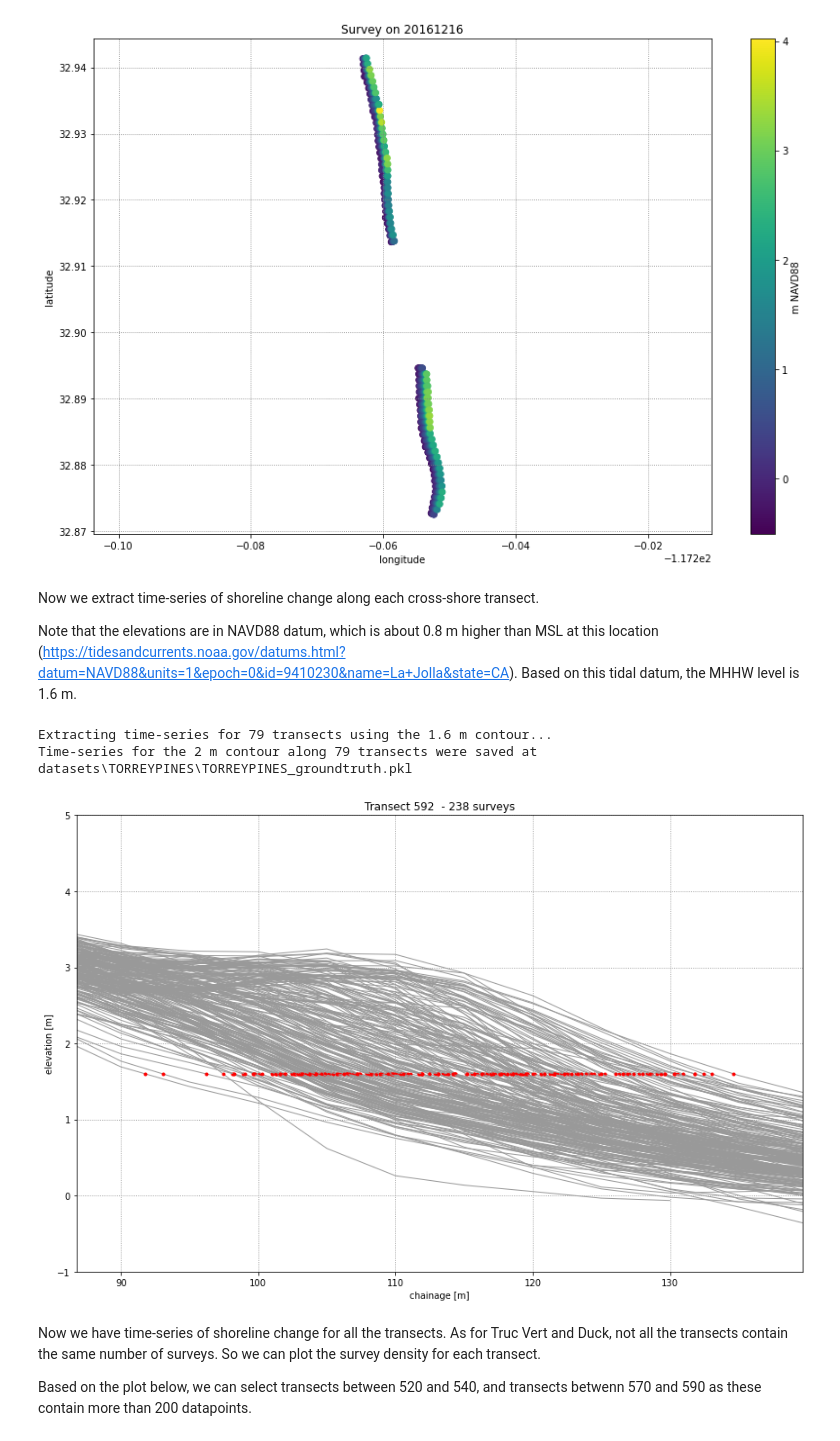
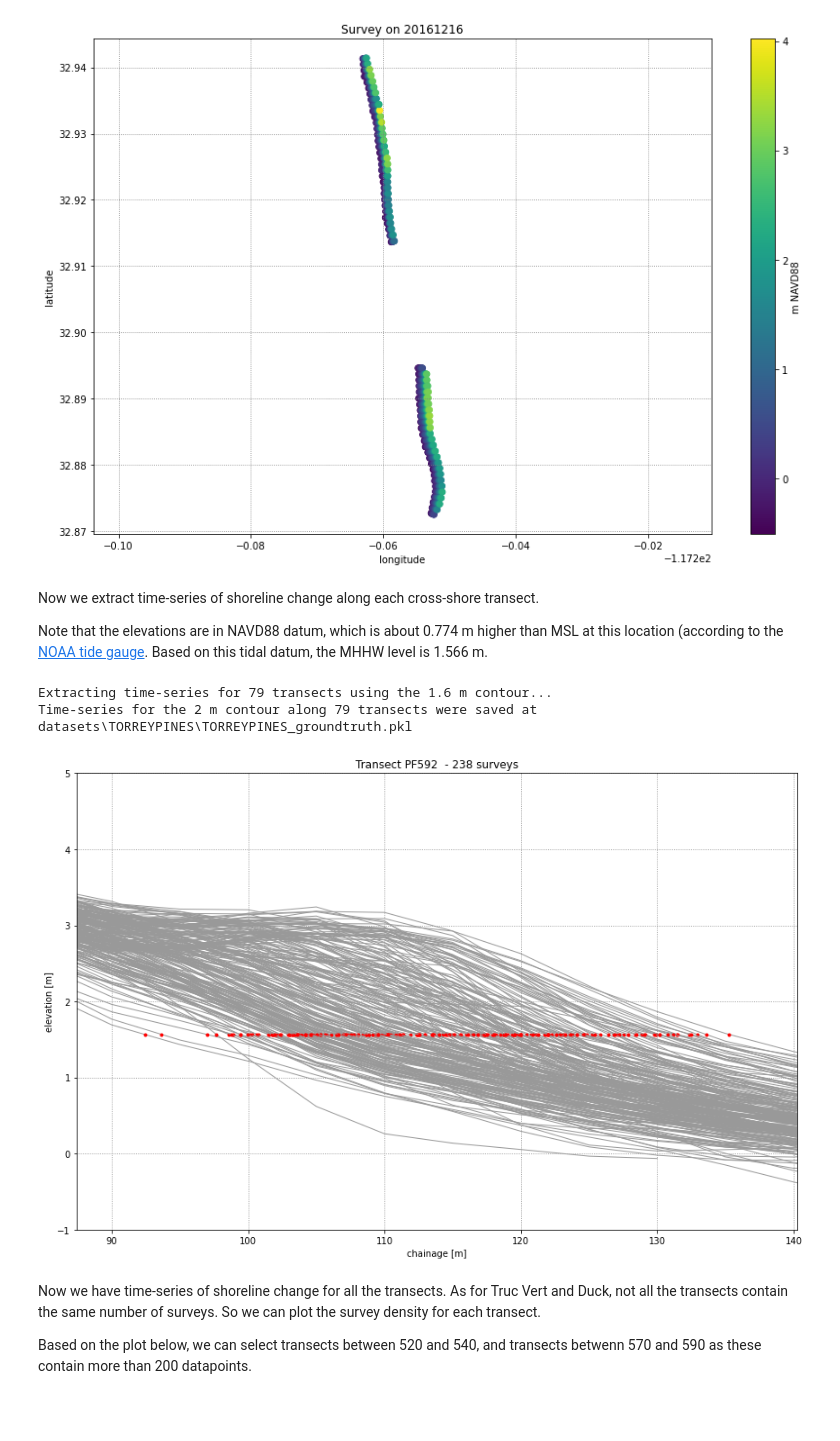
Before and after one commit to SatelliteShorelines/SDS_Benchmark, a Jupyter notebook: 1_preprocess_datasets.ipynb, the cells around one changed output. Drawn from its saved outputs; the diff is of its cells as text; code cells hidden in the pictures; blank space fills up the shorter version.

Commit message:
update
added coastsat code to extract shorelines along the transects

```diff
--- a/1_preprocess_datasets.ipynb
+++ b/1_preprocess_datasets.ipynb
@@ -276,7 +276,7 @@ profiles = [-91,-46, 1,46, 91, 137, 183, 229, 274, 320, 366, 411, 457, 558, 594,
             777, 823, 869, 914, 960, 1006, 1052, 1097, 1157, 1217, 1277, 1337]
 pf_names = [str(_) for _ in profiles]
 
-contour_level = 0.4 # = MHW in Navd88
+contour_level = 0.457 # = MHW in Navd88, corresponds to 0.585 m above MSL
 
 print('Extracting time-series for %d transects using the %.1f m contour...'%(len(pf_names),contour_level))
 
@@ -751,22 +751,21 @@ Processed 255 surveys
 # %% [markdown]
 Now we extract time-series of shoreline change along each cross-shore transect.
 
-Note that the elevations are in NAVD88 datum, which is about 0.8 m higher than MSL at this location (https://tidesandcurrents.noaa.gov/datums.html?datum=NAVD88&units=1&epoch=0&id=9410230&name=La+Jolla&state=CA). Based on this tidal datum, the MHHW level is 1.6 m.
+Note that the elevations are in NAVD88 datum, which is about 0.774 m higher than MSL at this location (according to the [NOAA tide gauge](https://tidesandcurrents.noaa.gov/datums.html?datum=NAVD88&units=1&epoch=0&id=9410230&name=La+Jolla&state=CA). Based on this tidal datum, the MHHW level is 1.566 m.
 # %%
 # format the data by profile and not by date
 fp_figs = os.path.join(data_folder,'figs_topo')
 if not os.path.exists(fp_figs): os.makedirs(fp_figs)
 topo_profiles = dict([])
-pf_names = [str(int(survey_data[date_str]['pf'][0,i])) for i in range(survey_data[date_str]['pf'].shape[1])]
+pf_names = ['PF%s'%(str(int(survey_data[date_str]['pf'][0,i]))) for i in range(survey_data[date_str]['pf'].shape[1])]
 n_surveys = np.zeros(len(pf_names))
 
 # select contour level to extract the shoreline time-series
-contour_level = 1.6 # in NAVD88 according to https://tidesandcurrents.noaa.gov/datums.html?datum=NAVD88&units=1&epoch=0&id=9410230&name=La+Jolla&state=CA
-
+contour_level = 1.566 # in NAVD88, corresponds to 0.792 m above MSL
 print('Extracting time-series for %d transects using the %.1f m contour...'%(len(pf_names),contour_level))
 
 # select transect to plot for illustration
-transects_to_plot = ['592']
+transects_to_plot = ['PF592']
 # uncomment to plot all transects
 # transects_to_plot = pf_names
 for i in range(len(pf_names)):
@@ -801,34 +800,34 @@ for i in range(len(pf_names)):
         # use interpolation to extract the chainage at the contour level
         f = interpolate.interp1d(z, x, bounds_error=False)
         chainage_contour_level = float(f(contour_level))
         topo_profiles[pf_names[i]]['chainages'].append(chainage_contour_level)
         topo_profiles[pf_names[i]]['dates'].append(date)
         if pf_names[i] in transects_to_plot:
             ax.plot(x,z,'-',c='0.6',lw=1)
             ax.plot(chainage_contour_level,contour_level,'r.')
     # convert to np.array
     topo_profiles[pf_names[i]]['chainages'] = np.array(topo_profiles[pf_names[i]]['chainages'])
     n_surveys[i] = len(topo_profiles[pf_names[i]]['dates'])
     if len(topo_profiles[pf_names[i]]['dates']) == 0:
         topo_profiles.pop(pf_names[i])
         continue
     if pf_names[i] in transects_to_plot:
         ax.set(title = 'Transect %s  - %d surveys'%(pf_names[i],len(topo_profiles[pf_names[i]]['dates'])),
                xlabel='chainage [m]', ylabel='elevation [m]', ylim=[-1,5],
                xlim=[np.nanmin(topo_profiles[pf_names[i]]['chainages'])-5,
                      np.nanmax(topo_profiles[pf_names[i]]['chainages'])+5])
         # fig.savefig(os.path.join(fp_figs, 'transect_%s.jpg'%pf_names[i]), dpi=100)
         # plt.close(plt.gcf())
 
 # save time-series in a pickle file
 fp_save = os.path.join(data_folder, '%s_groundtruth.pkl'%sitename)
 with open(fp_save, 'wb') as f:
     pickle.dump(topo_profiles, f)
 print('Time-series for the %1.f m contour along %d transects were saved at %s'%(contour_level,len(pf_names),fp_save))
 # %% [output]
 Extracting time-series for 79 transects using the 1.6 m contour...
 Time-series for the 2 m contour along 79 transects were saved at datasets\TORREYPINES\TORREYPINES_groundtruth.pkl
-[figure, old version]
+[figure, new version]
 # %% [markdown]
 Now we have time-series of shoreline change for all the transects.
 As for Truc Vert and Duck, not all the transects contain the same number of surveys. So we can plot the survey density for each transect.
```
Also changed, not shown: parts of 3 cells of this notebook, 6 other files.
